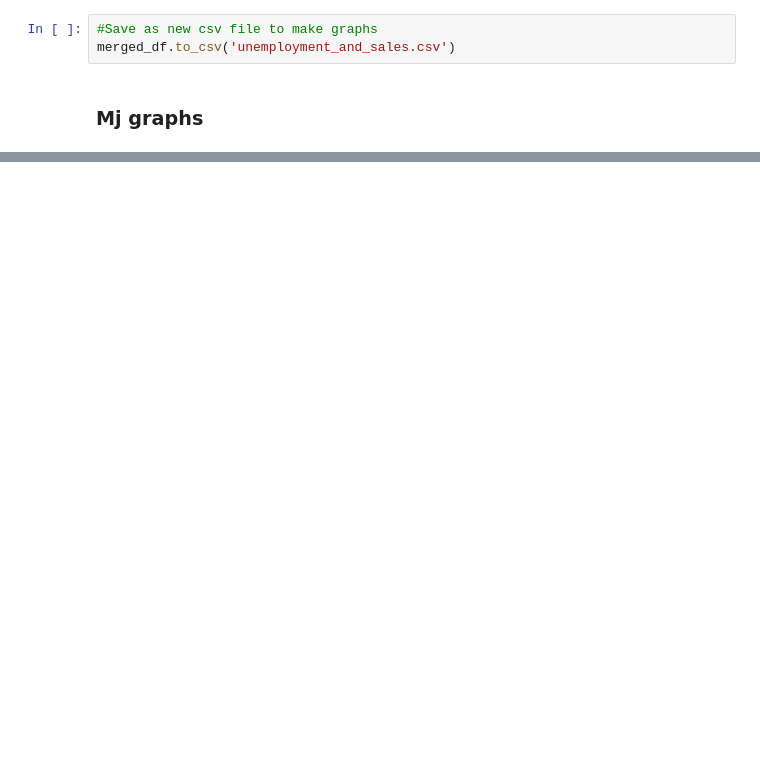
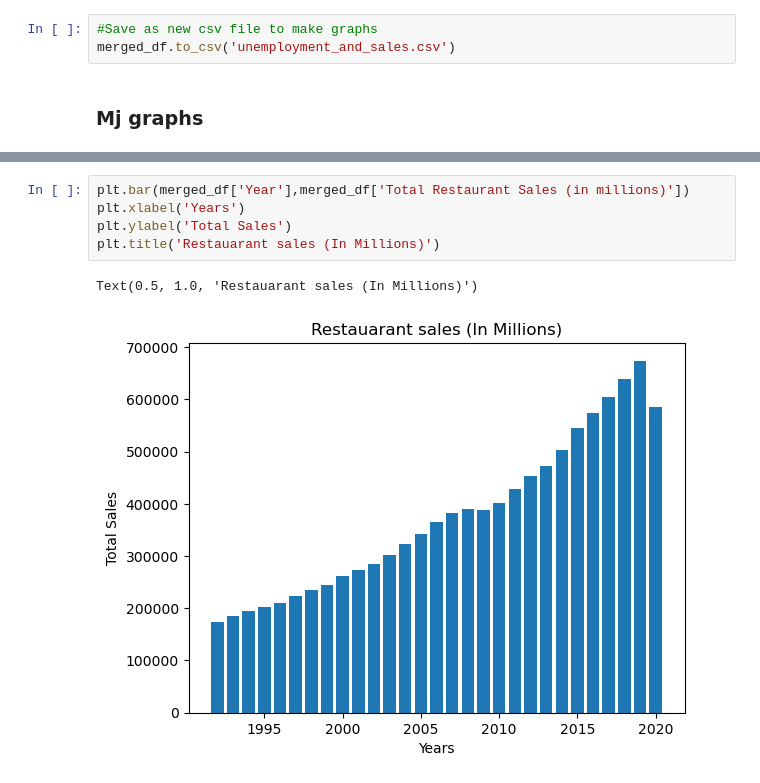
Before and after one commit to nikatnguyen/demo-github, a Jupyter notebook: new_dataframe.ipynb, the cells around one changed output, grey strips where cells are left out. Cells and saved outputs as stored; diff of their text form; blank space fills up the shorter version.

```diff
--- a/new_dataframe.ipynb
+++ b/new_dataframe.ipynb
@@ -125,0 +142,8 @@ merged_df.to_csv('unemployment_and_sales.csv')
+# %%
+plt.bar(merged_df['Year'],merged_df['Total Restaurant Sales (in millions)'])
+plt.xlabel('Years')
+plt.ylabel('Total Sales')
+plt.title('Restauarant sales (In Millions)')
+# %% [output]
+Text(0.5, 1.0, 'Restauarant sales (In Millions)')
+[figure, added]
```
Also changed, not shown: parts of 2 cells of this notebook, 1 other file.
